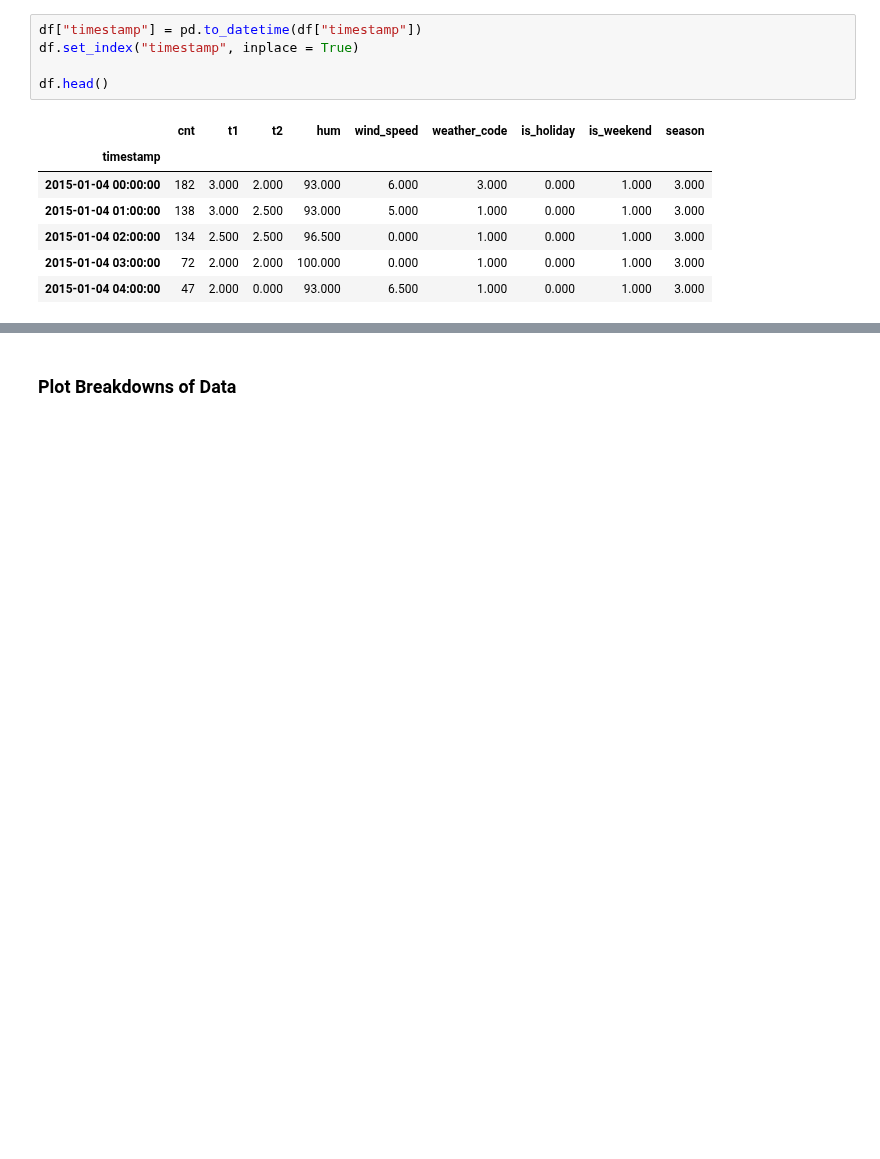
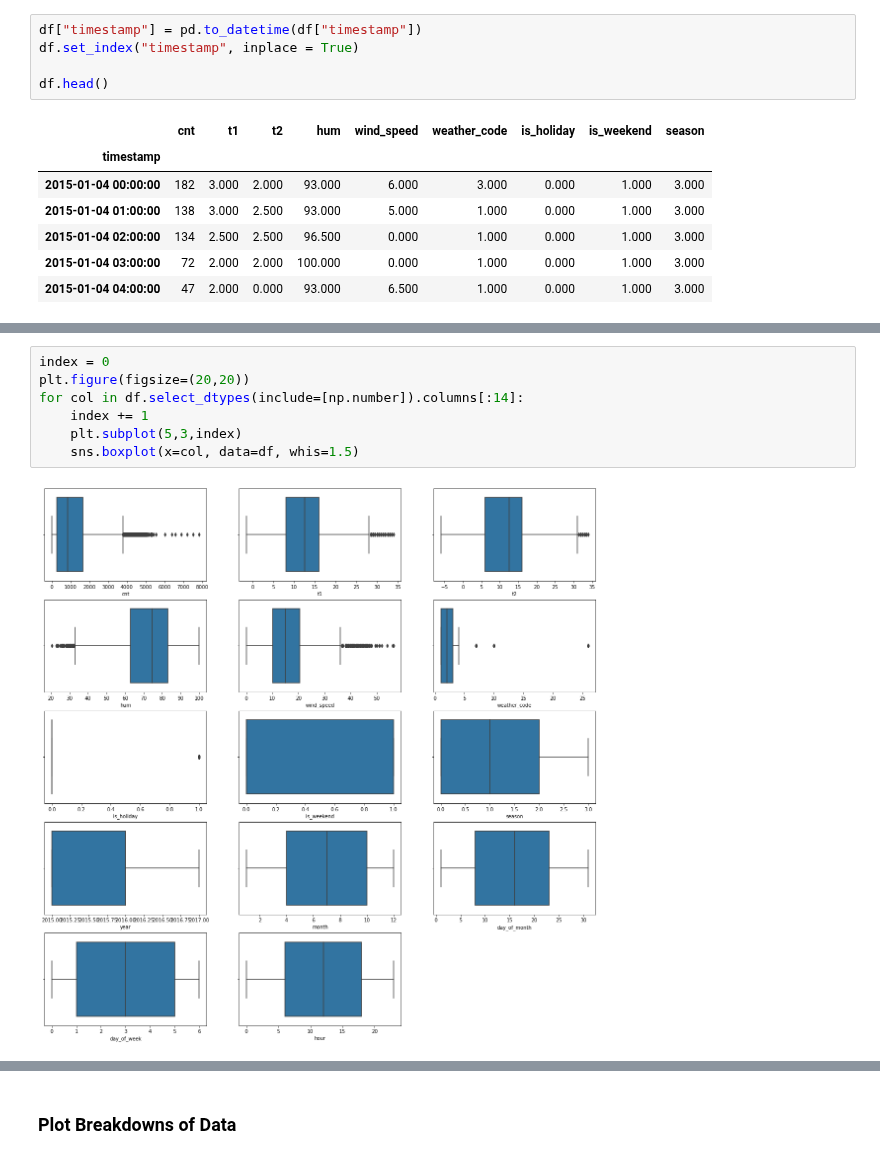
Before and after one commit to KdrDrn/04_PROJECTS, a Jupyter notebook: 19_DL_RNN_Bike_Sharing_Demand_Prediction/19_DL_RNN_Bike_Sharing_Demand_Prediction_Project_C8301.ipynb, the cells around one changed output, grey strips where cells are left out. Drawn from its saved outputs; the diff is of its cells as text; blank space fills up the shorter version.

```diff
--- a/19_DL_RNN_Bike_Sharing_Demand_Prediction/19_DL_RNN_Bike_Sharing_Demand_Prediction_Project_C8301.ipynb
+++ b/19_DL_RNN_Bike_Sharing_Demand_Prediction/19_DL_RNN_Bike_Sharing_Demand_Prediction_Project_C8301.ipynb
@@ -516,0 +391,9 @@ df.head()
+# %%
+index = 0
+plt.figure(figsize=(20,20))
+for col in df.select_dtypes(include=[np.number]).columns[:14]:
+    index += 1
+    plt.subplot(5,3,index)
+    sns.boxplot(x=col, data=df, whis=1.5)
+# %% [output]
+[figure, added]
```
Also changed, not shown: parts of 68 cells of this notebook.
